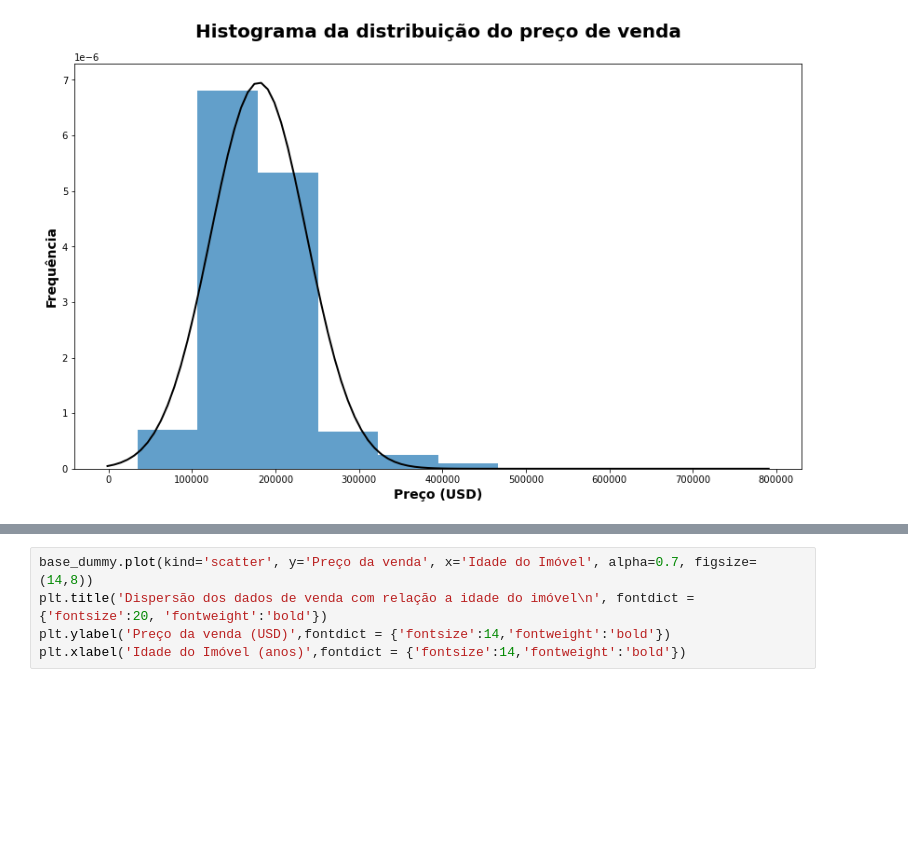
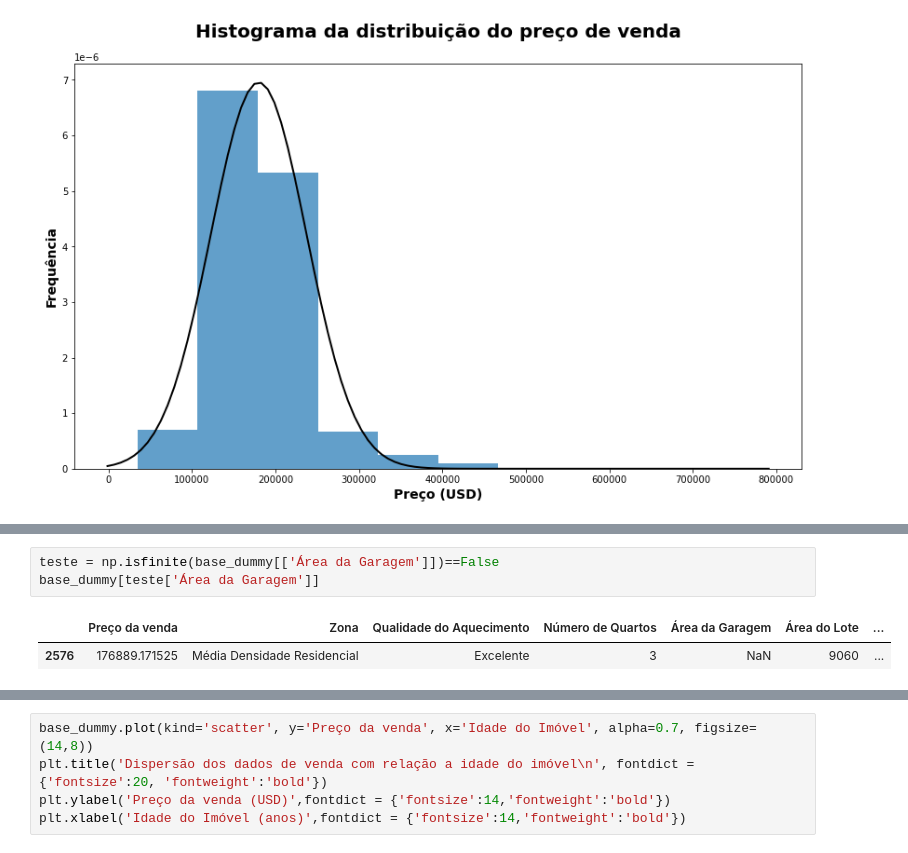
Before and after one commit to fabioheiji/mqaa, a Jupyter notebook: Analises_Descritivas.ipynb, the cells around one changed output, grey strips where cells are left out. Saved outputs shown, nothing was run; the diff lists cells and outputs as text; blank space fills up the shorter version.

```diff
--- a/Analises_Descritivas.ipynb
+++ b/Analises_Descritivas.ipynb
@@ -366,0 +264,6 @@ Text(0.5, 1.0, 'Histograma da distribuição da Idade do Imóvel\n')
+# %%
+teste = np.isfinite(base_dummy[['Área da Garagem']])==False
+base_dummy[teste['Área da Garagem']]
+# %% [output]
+|  | Preço da venda | Zona | Qualidade do Aquecimento | Número de Quartos | Área da Garagem | Área do Lote | ... |
+| 2576 | 176889.171525 | Média Densidade Residencial | Excelente | 3 | NaN | 9060 | ... |
```
Also changed, not shown: parts of 51 cells of this notebook.
